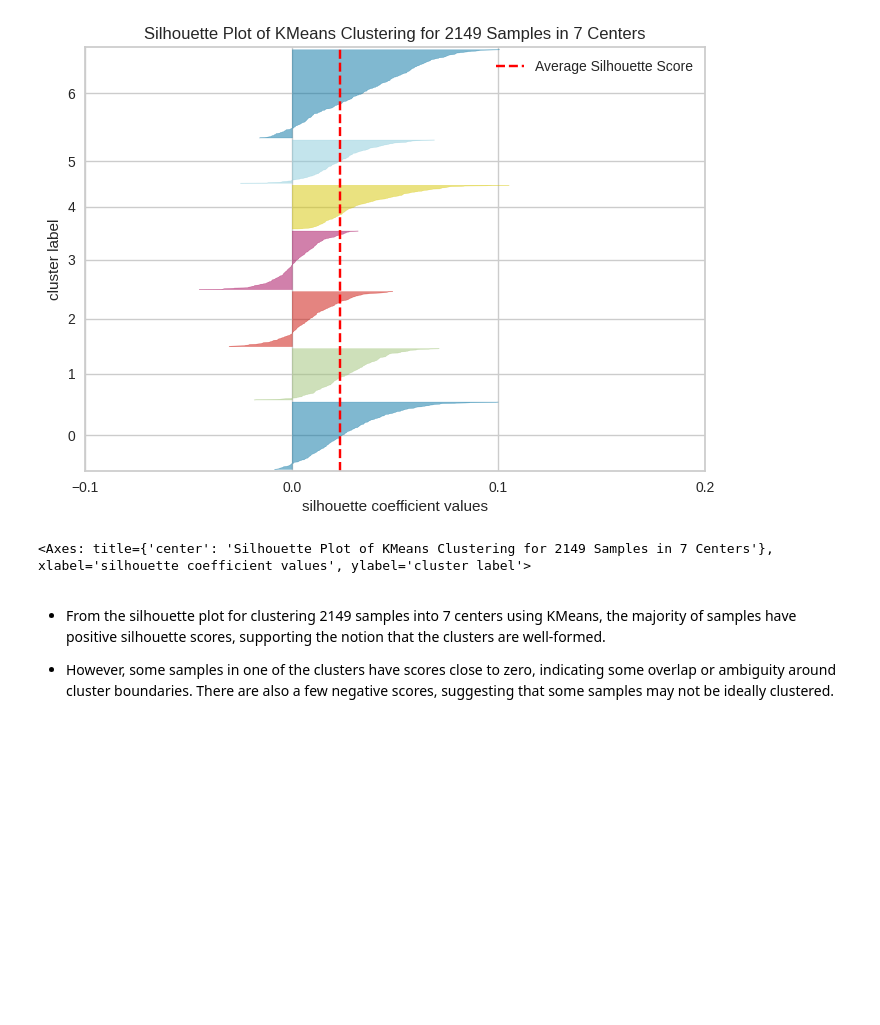
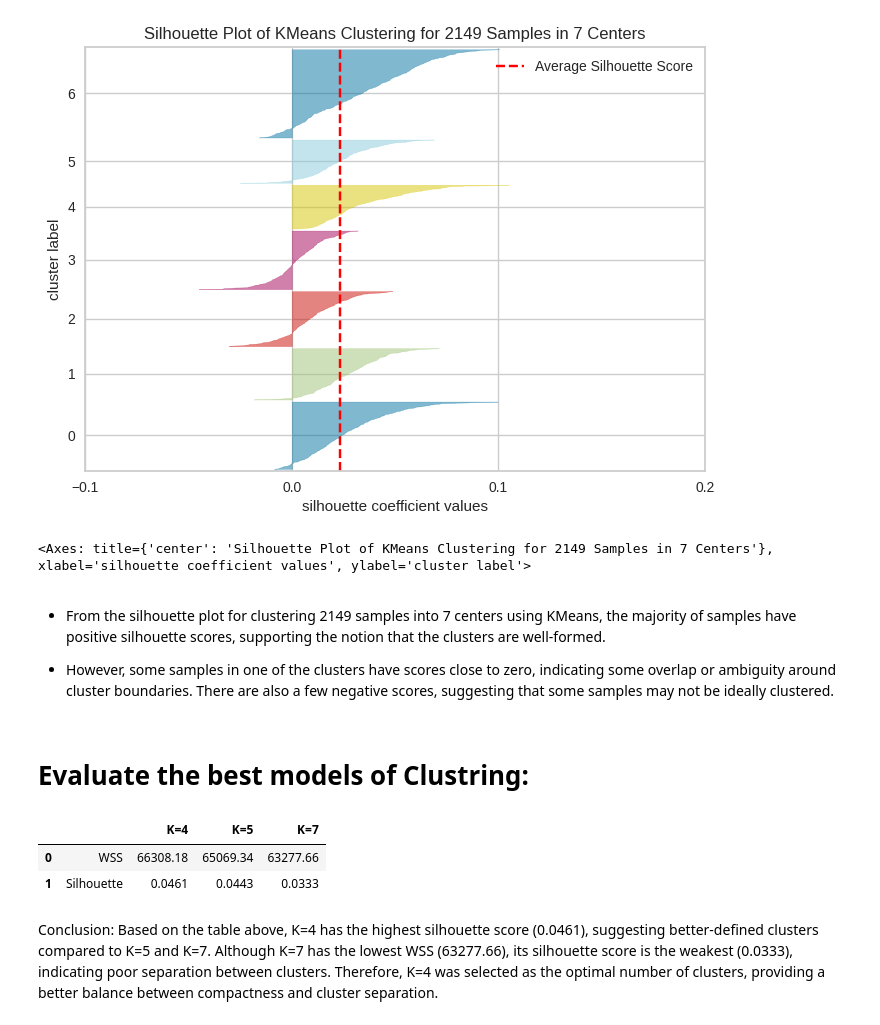
Before and after one commit to leen204/mining-project, a Jupyter notebook: Reports/Phase3.ipynb, the cells around one changed output. Saved outputs shown, nothing was run; the diff lists cells and outputs as text; code cells hidden in the pictures; blank space fills up the shorter version.

```diff
--- a/Reports/Phase3.ipynb
+++ b/Reports/Phase3.ipynb
@@ -1064,3 +1053,31 @@ visualizer.show()
 *   From the silhouette plot for clustering 2149 samples into 7 centers using KMeans, the majority of samples have positive silhouette scores, supporting the notion that the clusters are well-formed.
 
 *   However, some samples in one of the clusters have scores close to zero, indicating some overlap or ambiguity around cluster boundaries. There are also a few negative scores, suggesting that some samples may not be ideally clustered.
+# %% [markdown]
+# Evaluate the best models of Clustring:
+# %%
+import pandas as pd
+
+data = {
+    " ": ["WSS", "Silhouette"],
+    "K=4": ["66308.18", "0.0461"],
+    "K=5": ["65069.34", "0.0443"],
+    "K=7": ["63277.66", "0.0333"]
+}
+
+df = pd.DataFrame(data)
+
+styled_table = df.style.set_properties(**{'text-align': 'center'})
+styled_table.set_table_styles([{
+    'selector': 'th',
+    'props': [('text-align', 'center')]
+}])
+# %% [output]
+|  |  | K=4 | K=5 | K=7 |
+| 0 | WSS | 66308.18 | 65069.34 | 63277.66 |
+| 1 | Silhouette | 0.0461 | 0.0443 | 0.0333 |
+# %% [markdown]
+Conclusion:
+Based on the table above, K=4 has the highest silhouette score (0.0461), suggesting better-defined clusters compared to K=5 and K=7.
+Although K=7 has the lowest WSS (63277.66), its silhouette score is the weakest (0.0333), indicating poor separation between clusters.
+Therefore, K=4 was selected as the optimal number of clusters, providing a better balance between compactness and cluster separation.
```
Also changed, not shown: parts of 19 cells of this notebook.
